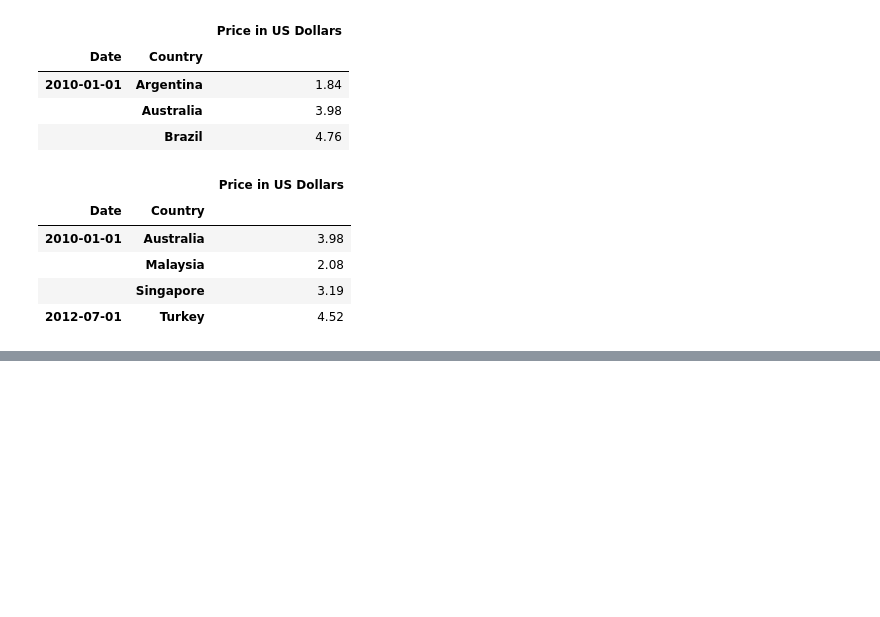
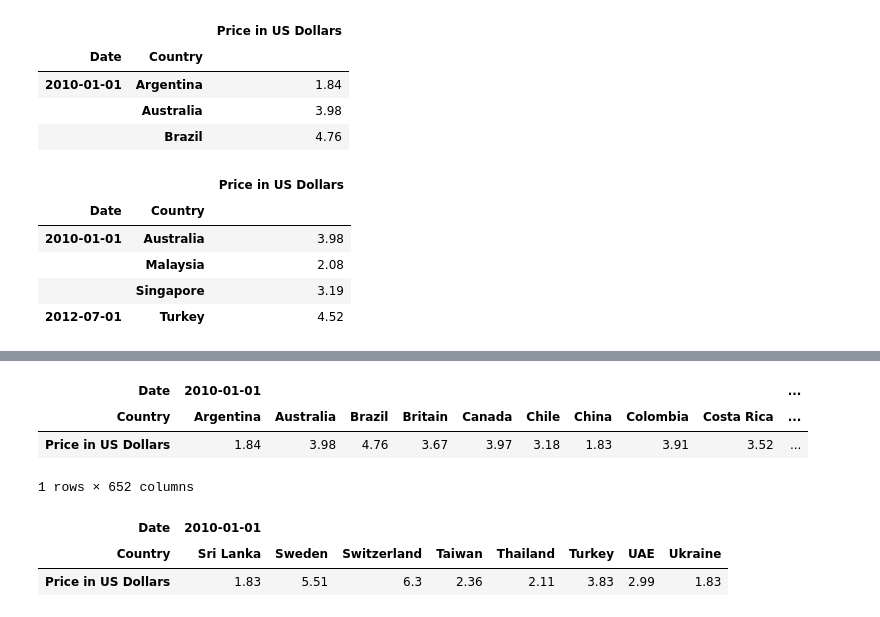
Before and after one commit to junclemente/tfs-pandas, a Jupyter notebook: MultiIndex.ipynb, the cells around one changed output, grey strips where cells are left out. Drawn from its saved outputs; the diff is of its cells as text; code cells hidden in the pictures; blank space fills up the shorter version.

```diff
--- a/MultiIndex.ipynb
+++ b/MultiIndex.ipynb
@@ -309,3 +309,8 @@ bigmac.iloc[[1, 20, 30, 250]]
 |  | Malaysia | 2.08 |
 |  | Singapore | 3.19 |
 | 2012-07-01 | Turkey | 4.52 |
+# %%
+# transpose
+bigmac = pd.read_csv("bigmac.csv", parse_dates = ["Date"], index_col = ["Date", "Country"])
+bigmac.sort_index(inplace = True)
+bigmac.head(3)
@@ -311,0 +323,14 @@ bigmac.iloc[[1, 20, 30, 250]]
+# %%
+bigmac = bigmac.transpose()
+bigmac.head(3)
+# %% [output]
+| Date | 2010-01-01 |  |  |  |  |  |  |  |  | ... |
+| Country | Argentina | Australia | Brazil | Britain | Canada | Chile | China | Colombia | Costa Rica | ... |
+| Price in US Dollars | 1.84 | 3.98 | 4.76 | 3.67 | 3.97 | 3.18 | 1.83 | 3.91 | 3.52 | ... |
+1 rows × 652 columns
+# %%
+bigmac.loc[("Price in US Dollars",), ("2010-01-01","Sri Lanka"):("2010-01-01", "Ukraine")]
+# %% [output]
+| Date | 2010-01-01 |  |  |  |  |  |  |  |
+| Country | Sri Lanka | Sweden | Switzerland | Taiwan | Thailand | Turkey | UAE | Ukraine |
+| Price in US Dollars | 1.83 | 5.51 | 6.3 | 2.36 | 2.11 | 3.83 | 2.99 | 1.83 |
```
Also changed, not shown: parts of 4 cells of this notebook.
